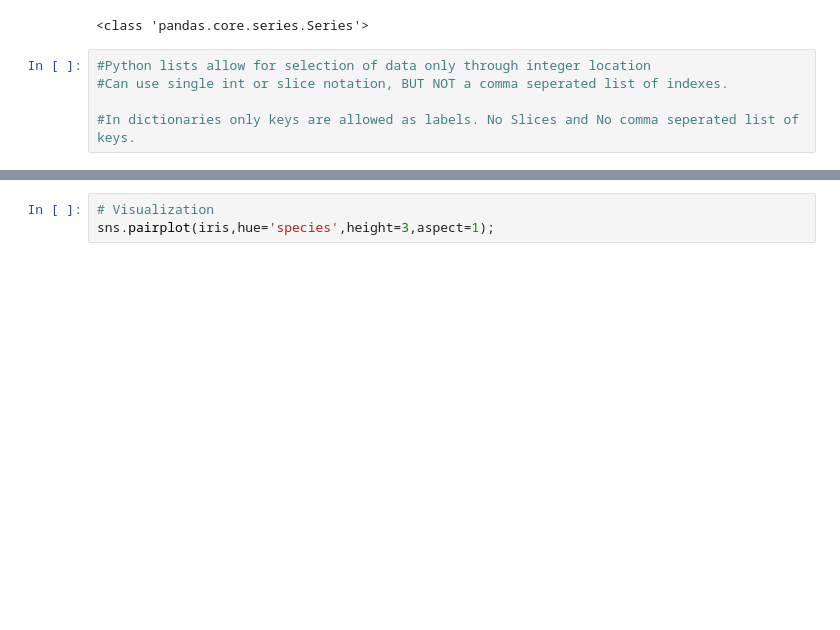
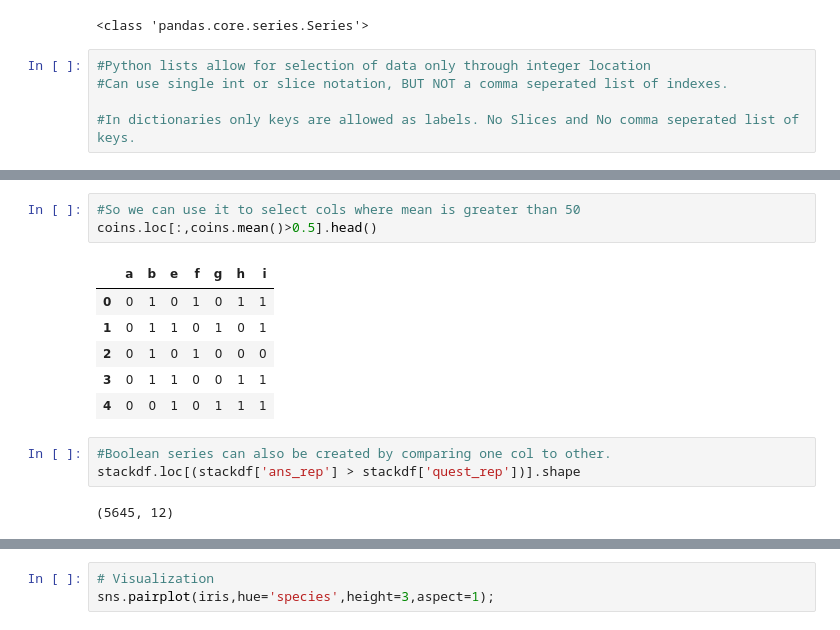
Before and after one commit to apoorvsemwal/Scale_Up, a Jupyter notebook: Python/Practice/Iris1.ipynb, the cells around one changed output, grey strips where cells are left out. Cells and saved outputs as stored; diff of their text form; blank space fills up the shorter version.

```diff
--- a/Python/Practice/Iris1.ipynb
+++ b/Python/Practice/Iris1.ipynb
@@ -326,0 +478,15 @@ print(type(iris.sepal_length))
+# %%
+#So we can use it to select cols where mean is greater than 50
+coins.loc[:,coins.mean()>0.5].head()
+# %% [output]
+|  | a | b | e | f | g | h | i |
+| 0 | 0 | 1 | 0 | 1 | 0 | 1 | 1 |
+| 1 | 0 | 1 | 1 | 0 | 1 | 0 | 1 |
+| 2 | 0 | 1 | 0 | 1 | 0 | 0 | 0 |
+| 3 | 0 | 1 | 1 | 0 | 0 | 1 | 1 |
+| 4 | 0 | 0 | 1 | 0 | 1 | 1 | 1 |
+# %%
+#Boolean series can also be created by comparing one col to other.
+stackdf.loc[(stackdf['ans_rep'] > stackdf['quest_rep'])].shape
+# %% [output]
+(5645, 12)
```
Also changed, not shown: parts of 19 cells of this notebook, 1 other file.
